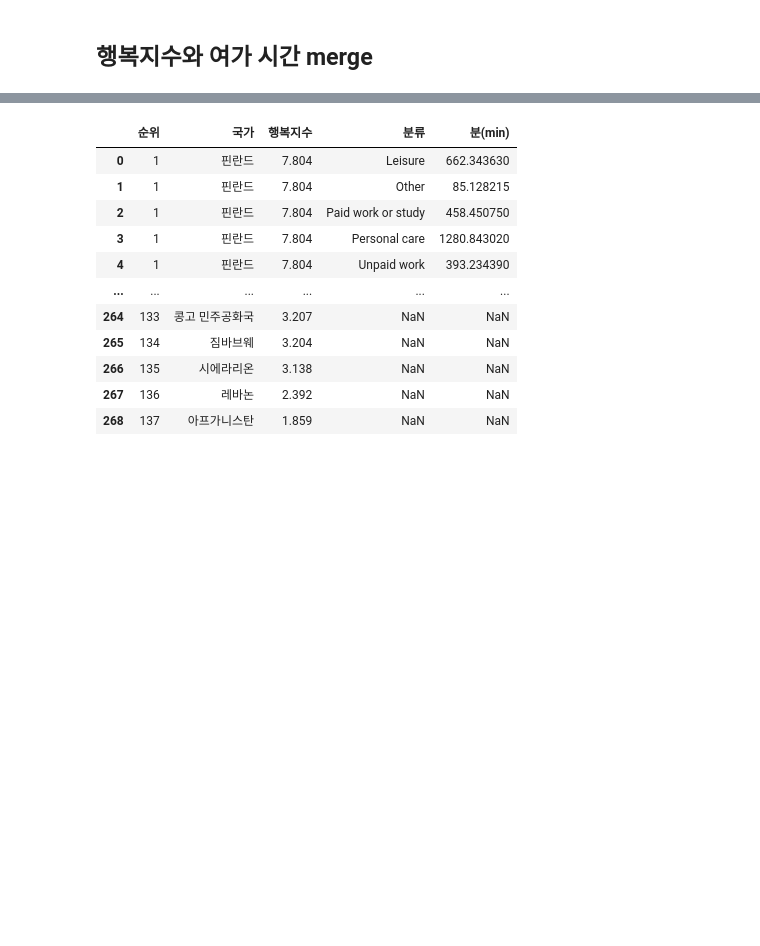
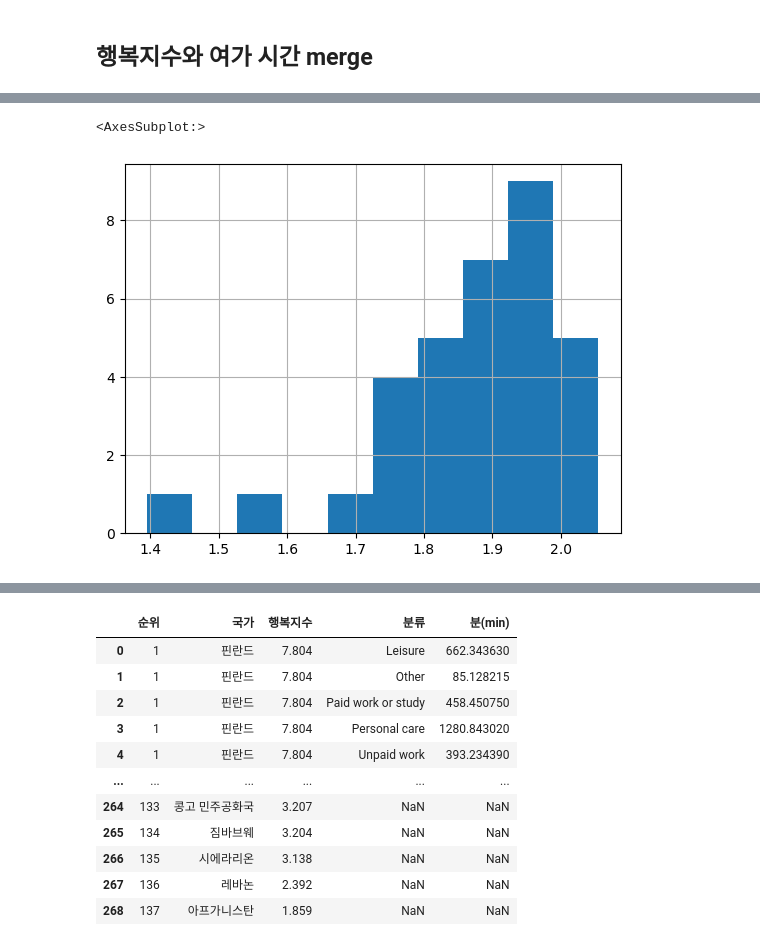
Before and after one commit to nyeokinyeoki/Toy-Projects-with-Tableau, a Jupyter notebook: Side_pro_leis.ipynb, the cells around one changed output, grey strips where cells are left out. Saved outputs shown, nothing was run; the diff lists cells and outputs as text; code cells hidden in the pictures; blank space fills up the shorter version.

```diff
--- a/Side_pro_leis.ipynb
+++ b/Side_pro_leis.ipynb
@@ -230,0 +281,5 @@ print(mrg_hp_use_dropna.corr(method="pearson"))
+# %%
+np.log(mrg_hp_use_dropna["행복지수"]).hist()   # log 함수로 왜도를 줄여보고자 함
+# %% [output]
+<AxesSubplot:>
+[figure, added]
```
Also changed, not shown: parts of 8 cells of this notebook, 1 other file.
